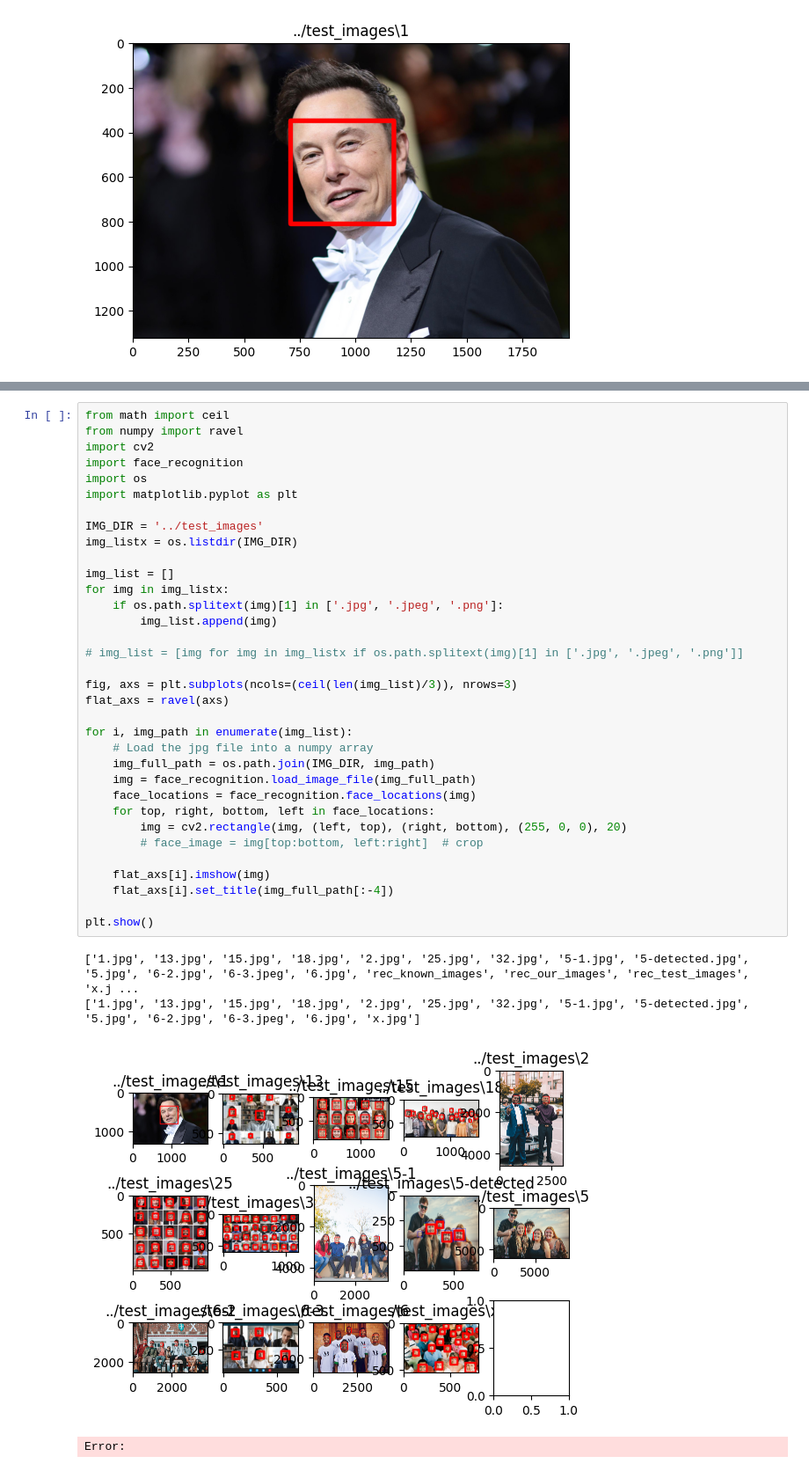
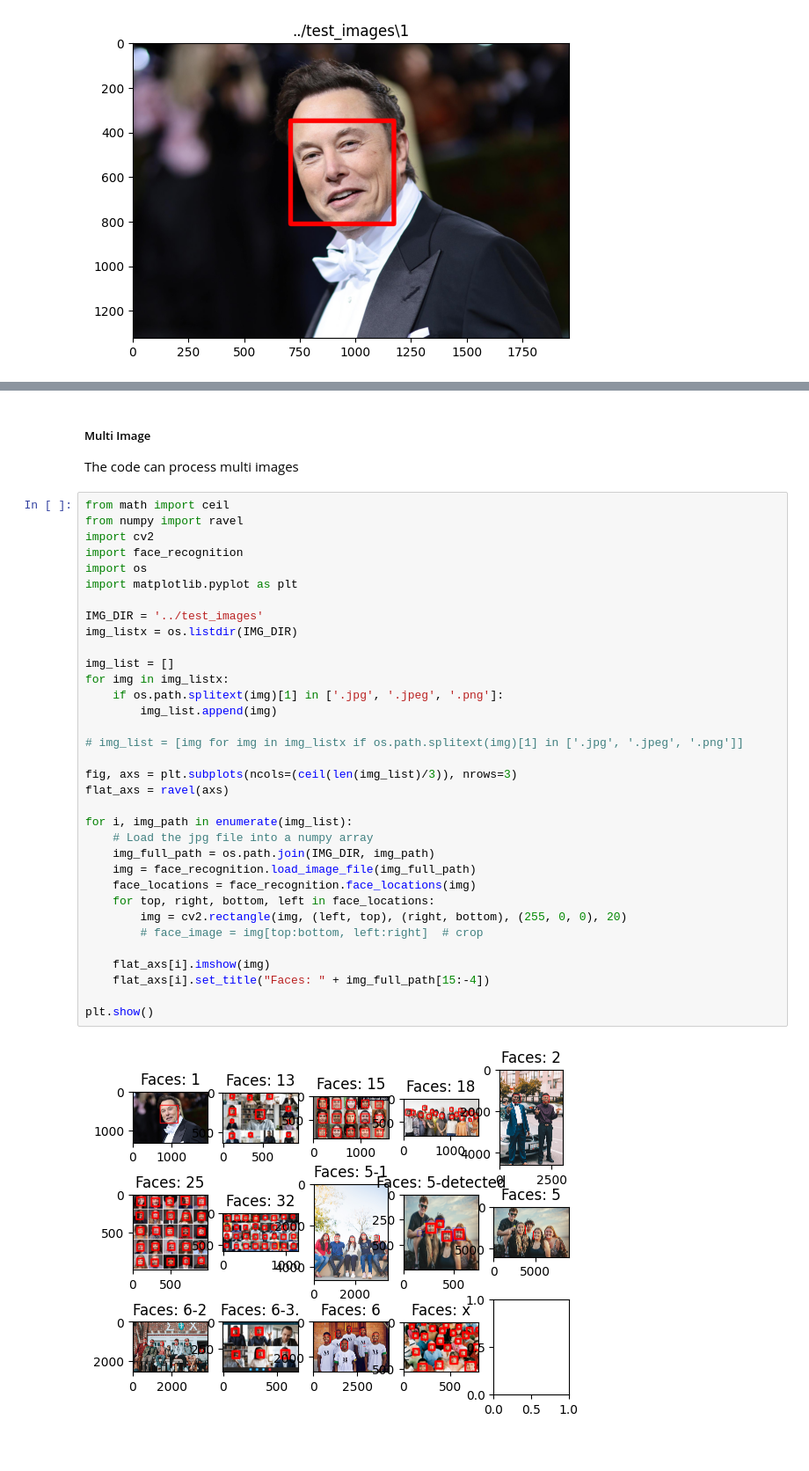
Before and after one commit to JJAHMEDAMER/Smart-Campus, a Jupyter notebook: HOG/HOGImplementation.ipynb, the cells around one changed output, grey strips where cells are left out. Shown at 88% size. Saved outputs shown, nothing was run; the diff lists cells and outputs as text.

```diff
--- a/HOG/HOGImplementation.ipynb
+++ b/HOG/HOGImplementation.ipynb
@@ -56,3 +55,6 @@ plt.show()
+# %% [markdown]
+##### Multi Image
+The code can process multi images
 # %%
 from math import ceil
 from numpy import ravel
@@ -60,35 +62,32 @@ import cv2
 import face_recognition
 import os
 import matplotlib.pyplot as plt
 
 IMG_DIR = '../test_images'
 img_listx = os.listdir(IMG_DIR)
 
 img_list = []
 for img in img_listx:
     if os.path.splitext(img)[1] in ['.jpg', '.jpeg', '.png']:
         img_list.append(img)
 
 # img_list = [img for img in img_listx if os.path.splitext(img)[1] in ['.jpg', '.jpeg', '.png']]
 
 fig, axs = plt.subplots(ncols=(ceil(len(img_list)/3)), nrows=3)
 flat_axs = ravel(axs)
 
 for i, img_path in enumerate(img_list):
     # Load the jpg file into a numpy array
     img_full_path = os.path.join(IMG_DIR, img_path)
     img = face_recognition.load_image_file(img_full_path)
     face_locations = face_recognition.face_locations(img)
     for top, right, bottom, left in face_locations:
         img = cv2.rectangle(img, (left, top), (right, bottom), (255, 0, 0), 20)
         # face_image = img[top:bottom, left:right]  # crop
 
     flat_axs[i].imshow(img)
-    flat_axs[i].set_title(img_full_path[:-4])
+    flat_axs[i].set_title("Faces: " + img_full_path[15:-4])
 
 plt.show()
 # %% [output]
-['1.jpg', '13.jpg', '15.jpg', '18.jpg', '2.jpg', '25.jpg', '32.jpg', '5-1.jpg', '5-detected.jpg', '5.jpg', '6-2.jpg', '6-3.jpeg', '6.jpg', 'rec_known_images', 'rec_our_images', 'rec_test_images', 'x.j ...
-['1.jpg', '13.jpg', '15.jpg', '18.jpg', '2.jpg', '25.jpg', '32.jpg', '5-1.jpg', '5-detected.jpg', '5.jpg', '6-2.jpg', '6-3.jpeg', '6.jpg', 'x.jpg']
-[figure, old version]
+[figure, new version]
-Error:
```
Also changed, not shown: parts of 2 cells of this notebook, 8 other files.
